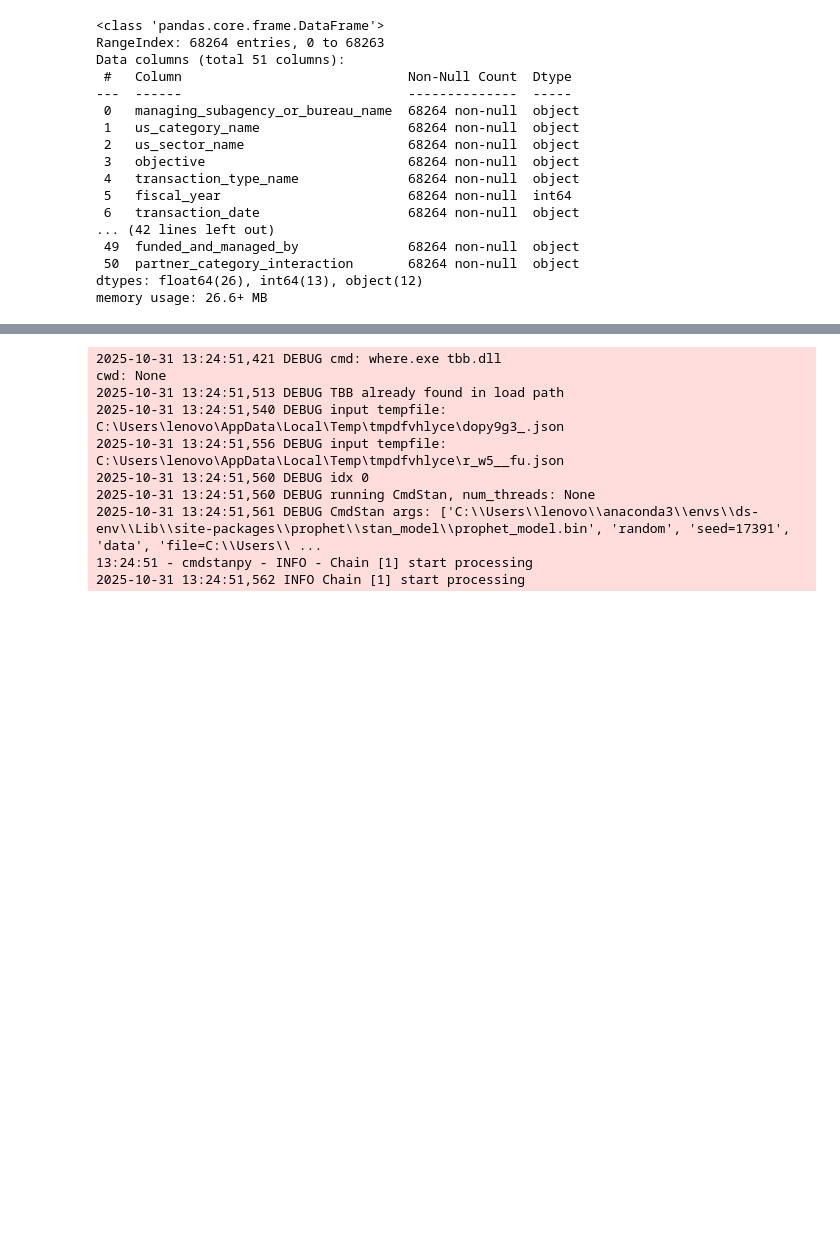
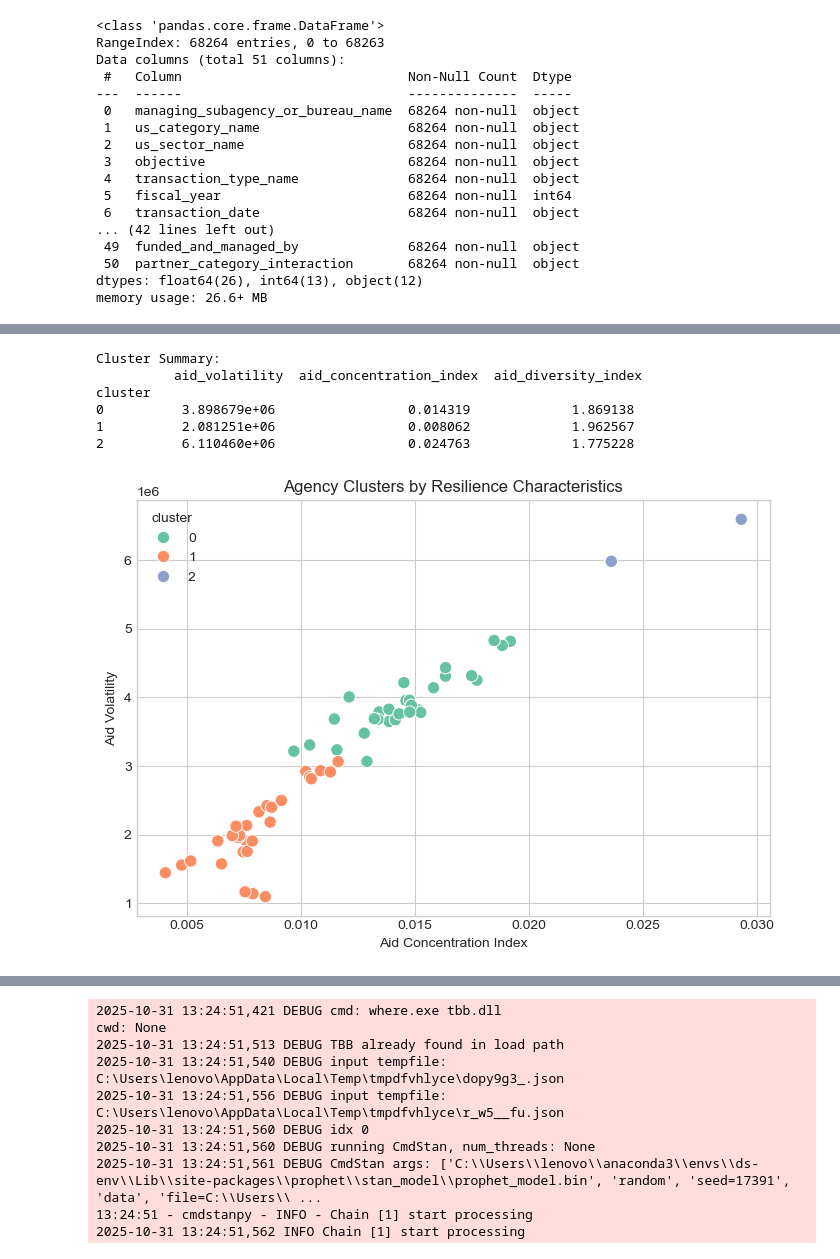
Before and after one commit to Annfelicty/A, a Jupyter notebook: Notebooks/modeling.ipynb, the cells around one changed output, grey strips where cells are left out. Drawn from its saved outputs; the diff is of its cells as text; code cells hidden in the pictures; blank space fills up the shorter version.

```diff
--- a/Notebooks/modeling.ipynb
+++ b/Notebooks/modeling.ipynb
@@ -214,0 +358,42 @@ memory usage: 26.6+ MB
+# %%
+# --- 4. Cluster Agencies by Resilience Characteristics ---
+
+from sklearn.preprocessing import StandardScaler
+from sklearn.cluster import KMeans
+
+# Compute agency-level aggregates
+agency_features = (
+    df.groupby('managing_subagency_or_bureau_name', as_index=False)
+    [['aid_volatility', 'aid_concentration_index', 'aid_diversity_index', 'top3_agency_share']]
+    .mean()
+    .dropna()
+)
+
+# Scale features
+scaler = StandardScaler()
+X_scaled = scaler.fit_transform(agency_features.drop(columns=['managing_subagency_or_bureau_name']))
+
+# KMeans clustering
+kmeans = KMeans(n_clusters=3, random_state=42)
+agency_features['cluster'] = kmeans.fit_predict(X_scaled)
+
+# Label clusters by average volatility
+cluster_summary = agency_features.groupby('cluster')[['aid_volatility', 'aid_concentration_index', 'aid_diversity_index']].mean()
+print("Cluster Summary:\n", cluster_summary)
+
+# Visualization
+plt.figure(figsize=(7,5))
+sns.scatterplot(data=agency_features, x='aid_concentration_index', y='aid_volatility', hue='cluster', palette='Set2', s=80)
+plt.title('Agency Clusters by Resilience Characteristics')
+plt.xlabel('Aid Concentration Index')
+plt.ylabel('Aid Volatility')
+plt.tight_layout()
+plt.show()
+# %% [output]
+Cluster Summary:
+          aid_volatility  aid_concentration_index  aid_diversity_index
+cluster
+0          3.898679e+06                 0.014319             1.869138
+1          2.081251e+06                 0.008062             1.962567
+2          6.110460e+06                 0.024763             1.775228
+[figure, added]
```
Also changed, not shown: parts of 7 cells of this notebook.
